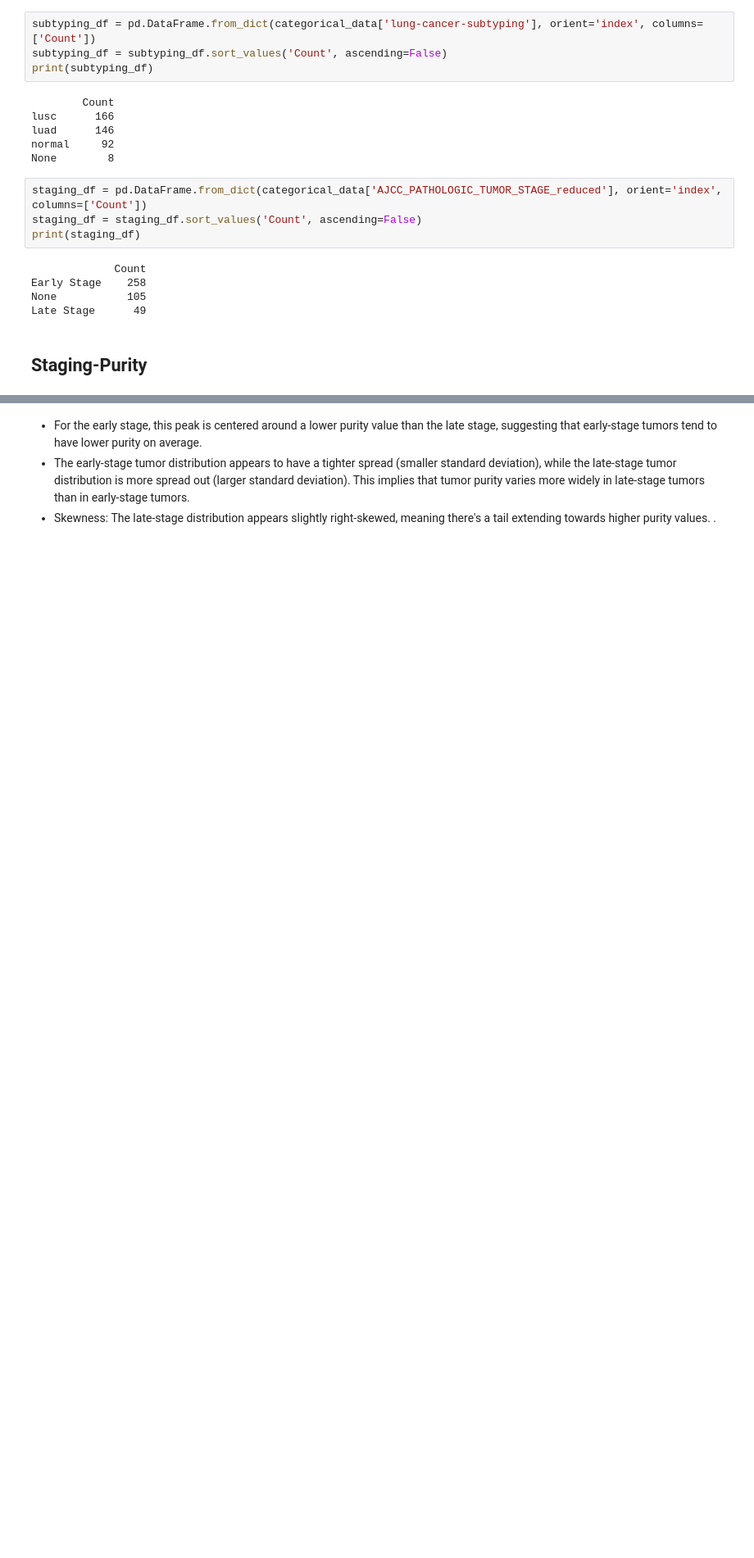
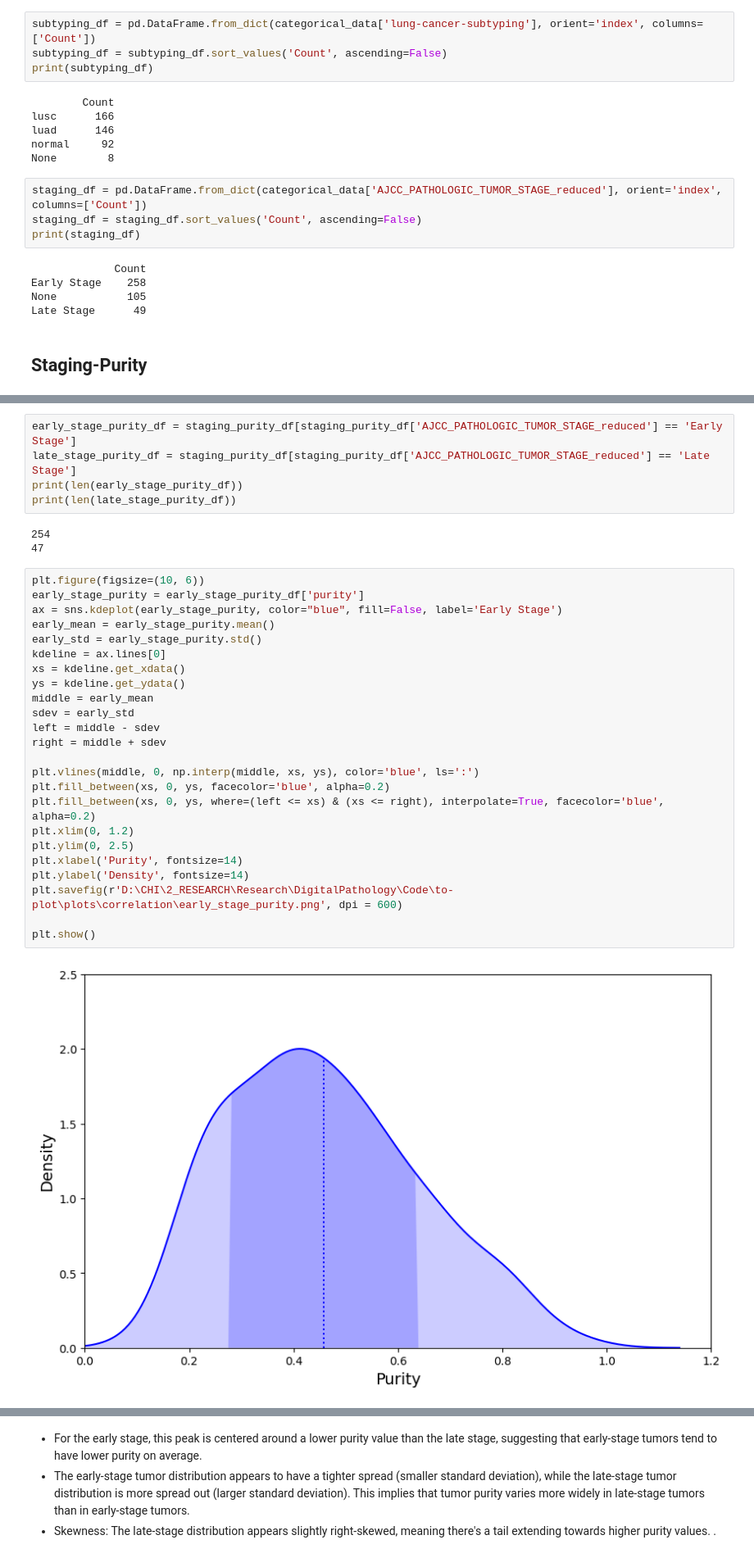
Before and after one commit to chiphan1110/BII-ITH-Viz, a Jupyter notebook: 1-label-eda.ipynb, the cells around one changed output, grey strips where cells are left out. Shown at 82% size. Saved outputs shown, nothing was run; the diff lists cells and outputs as text; blank space fills up the shorter version.

```diff
--- a/1-label-eda.ipynb
+++ b/1-label-eda.ipynb
@@ -247,0 +261,34 @@ df_late_stage = staging_df[staging_df['AJCC_PATHOLOGIC_TUMOR_STAGE_reduced'] ==
+# %%
+early_stage_purity_df = staging_purity_df[staging_purity_df['AJCC_PATHOLOGIC_TUMOR_STAGE_reduced'] == 'Early Stage']
+late_stage_purity_df = staging_purity_df[staging_purity_df['AJCC_PATHOLOGIC_TUMOR_STAGE_reduced'] == 'Late Stage']
+print(len(early_stage_purity_df))
+print(len(late_stage_purity_df))
+# %% [output]
+254
+47
+# %%
+plt.figure(figsize=(10, 6))
+early_stage_purity = early_stage_purity_df['purity']
+ax = sns.kdeplot(early_stage_purity, color="blue", fill=False, label='Early Stage')
+early_mean = early_stage_purity.mean()
+early_std = early_stage_purity.std()
+kdeline = ax.lines[0]
+xs = kdeline.get_xdata()
+ys = kdeline.get_ydata()
+middle = early_mean
+sdev = early_std
+left = middle - sdev
+right = middle + sdev
+
+plt.vlines(middle, 0, np.interp(middle, xs, ys), color='blue', ls=':')
+plt.fill_between(xs, 0, ys, facecolor='blue', alpha=0.2)
+plt.fill_between(xs, 0, ys, where=(left <= xs) & (xs <= right), interpolate=True, facecolor='blue', alpha=0.2)
+plt.xlim(0, 1.2)
+plt.ylim(0, 2.5)
+plt.xlabel('Purity', fontsize=14)
+plt.ylabel('Density', fontsize=14)
+plt.savefig(r'D:\CHI\2_RESEARCH\Research\DigitalPathology\Code\to-plot\plots\correlation\early_stage_purity.png', dpi = 600)
+
+plt.show()
+# %% [output]
+[figure, added]
```
Also changed, not shown: parts of 81 cells of this notebook, 43 other files.
